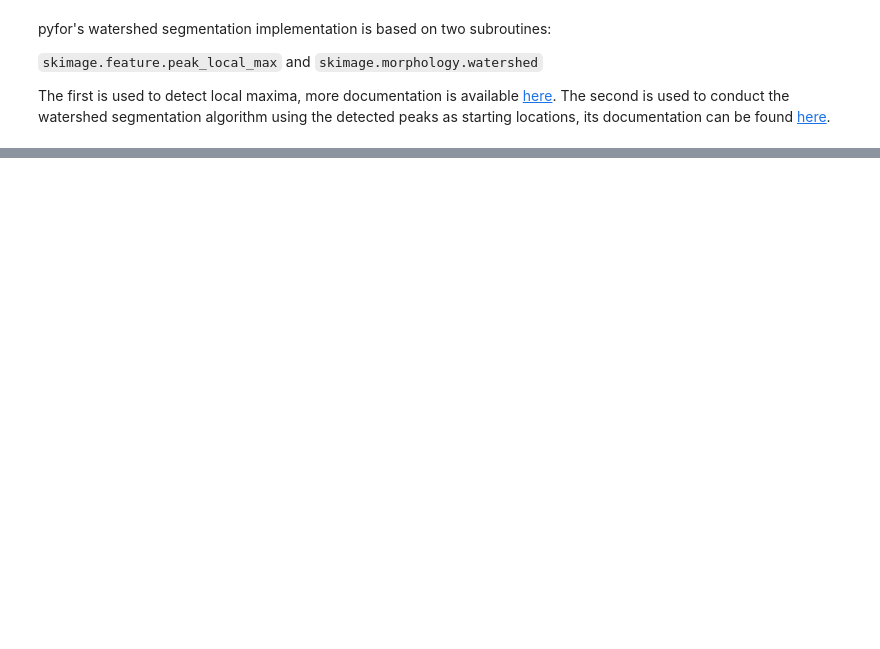
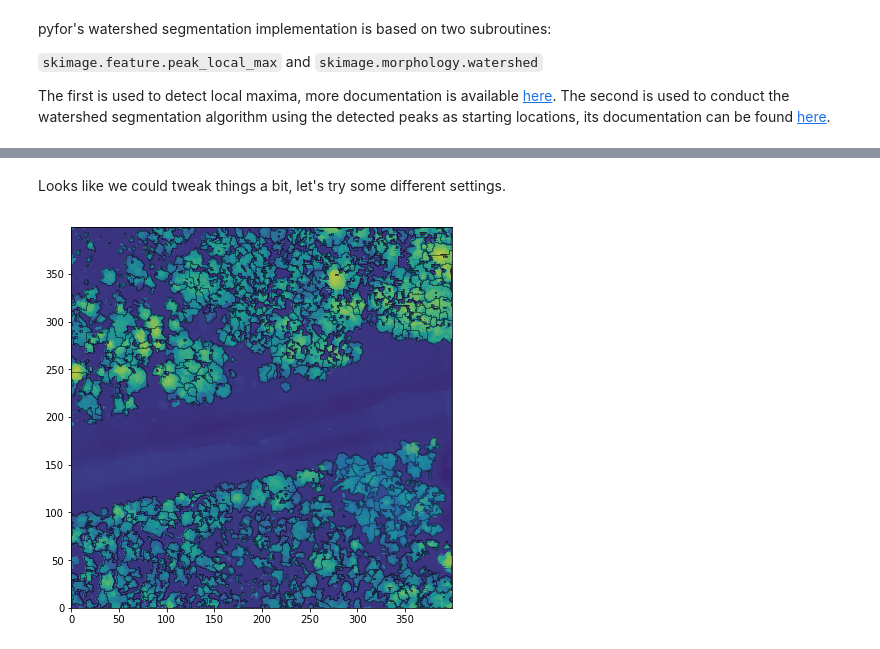
Before and after one commit to brycefrank/pyfor, a Jupyter notebook: samples/WatershedSegmentation.ipynb, the cells around one changed output, grey strips where cells are left out. Cells and saved outputs as stored; diff of their text form; code cells hidden in the pictures; blank space fills up the shorter version.

```diff
--- a/samples/WatershedSegmentation.ipynb
+++ b/samples/WatershedSegmentation.ipynb
@@ -34,0 +38,6 @@ chm.watershed_seg(plot=True)
+# %% [markdown]
+Looks like we could tweak things a bit, let's try some different settings.
+# %%
+chm.watershed_seg(min_distance=4, threshold_abs=2, plot=True)
+# %% [output]
+[figure, added]
```
Also changed, not shown: parts of 8 cells of this notebook, 4 other files.
